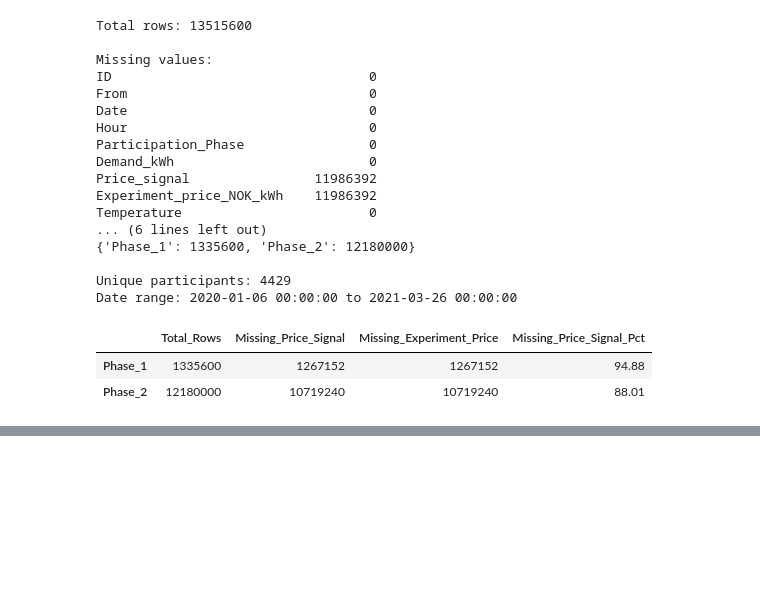
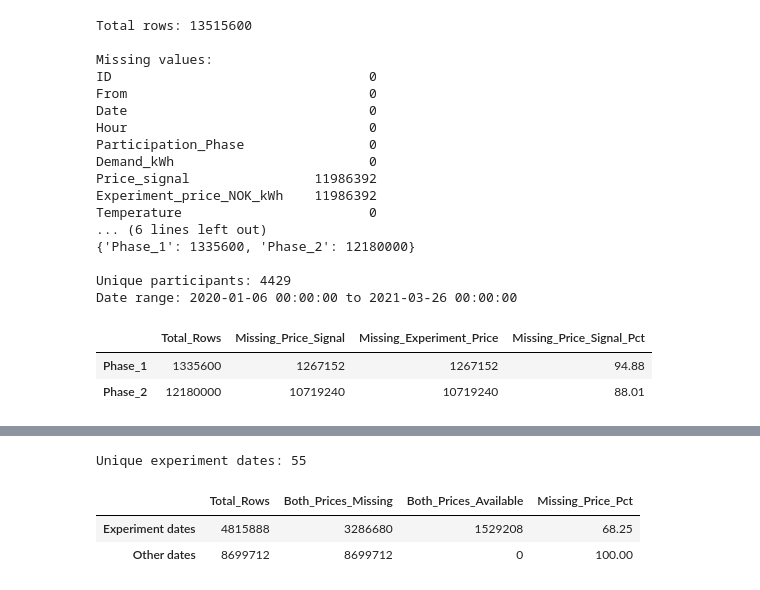
Before and after one commit to abhinavkothapeta0-beep/EconoCausal-Dynamic-Pricing-via-Double-Machine-Learning, a Jupyter notebook: 02_hourly_data_loading.ipynb, the cells around one changed output, grey strips where cells are left out. Drawn from its saved outputs; the diff is of its cells as text; code cells hidden in the pictures; blank space fills up the shorter version.

```diff
--- a/02_hourly_data_loading.ipynb
+++ b/02_hourly_data_loading.ipynb
@@ -356,0 +616,71 @@ display(phase_summary)
+# %%
+import pandas as pd
+from pathlib import Path
+
+data_dir = Path.cwd().parent / "data"
+
+# Load the experiment dates
+experiment_days = pd.read_csv(data_dir / "experiment_days.csv")
+
+experiment_dates = set(
+    pd.to_datetime(experiment_days["Date"], errors="coerce")
+    .dropna()
+    .dt.date
+)
+
+print("Unique experiment dates:", len(experiment_dates))
+
+# Check the large hourly dataset in chunks
+results = {}
+
+for chunk in pd.read_csv(
+    data_dir / "data_hourly.csv",
+    chunksize=100_000,
+    low_memory=False
+):
+    dates = pd.to_datetime(chunk["Date"], errors="coerce").dt.date
+
+    matches_experiment = dates.isin(experiment_dates)
+
+    both_missing = (
+        chunk["Price_signal"].isna()
+        & chunk["Experiment_price_NOK_kWh"].isna()
+    )
+
+    neither_missing = (
+        chunk["Price_signal"].notna()
+        & chunk["Experiment_price_NOK_kWh"].notna()
+    )
+
+    for label, mask in [
+        ("Experiment dates", matches_experiment),
+        ("Other dates", ~matches_experiment)
+    ]:
+        if label not in results:
+            results[label] = {
+                "Total_Rows": 0,
+                "Both_Prices_Missing": 0,
+                "Both_Prices_Available": 0
+            }
+
+        results[label]["Total_Rows"] += int(mask.sum())
+        results[label]["Both_Prices_Missing"] += int(
+            (mask & both_missing).sum()
+        )
+        results[label]["Both_Prices_Available"] += int(
+            (mask & neither_missing).sum()
+        )
+
+date_comparison = pd.DataFrame(results).T
+
+date_comparison["Missing_Price_Pct"] = (
+    date_comparison["Both_Prices_Missing"]
+    / date_comparison["Total_Rows"] * 100
+).round(2)
+
+display(date_comparison)
+# %% [output]
+Unique experiment dates: 55
+|  | Total_Rows | Both_Prices_Missing | Both_Prices_Available | Missing_Price_Pct |
+| Experiment dates | 4815888 | 3286680 | 1529208 | 68.25 |
+| Other dates | 8699712 | 8699712 | 0 | 100.00 |
```
Also changed, not shown: parts of 7 cells of this notebook.
